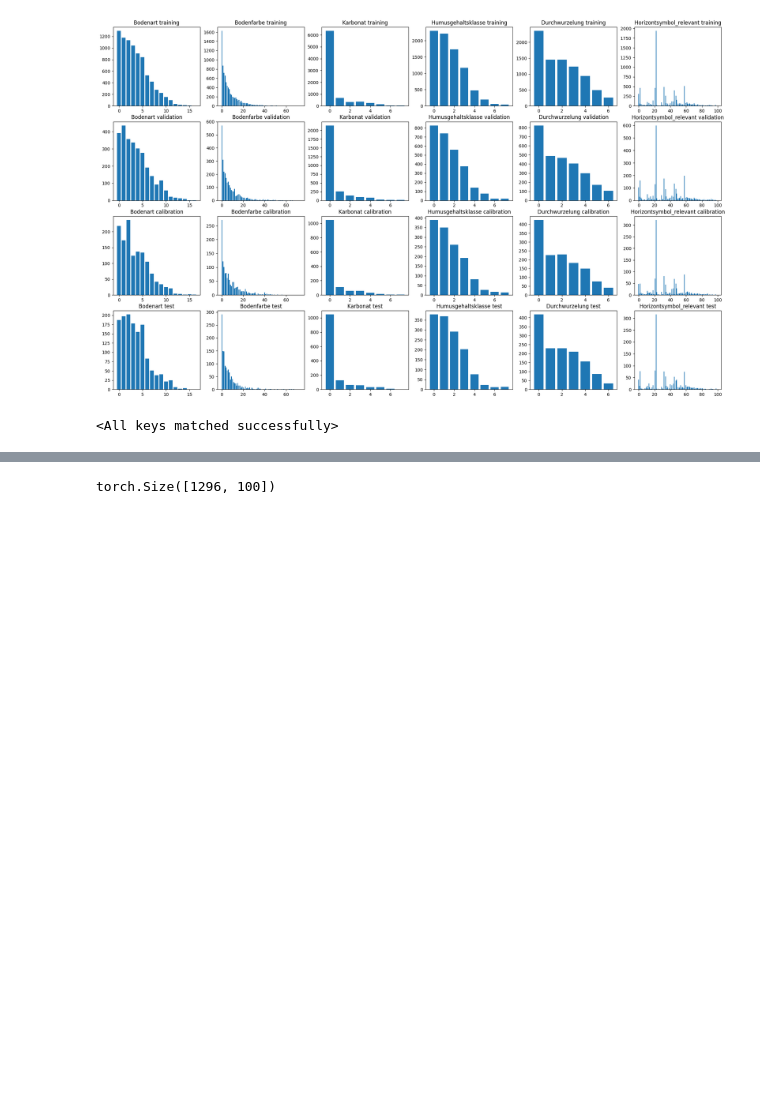
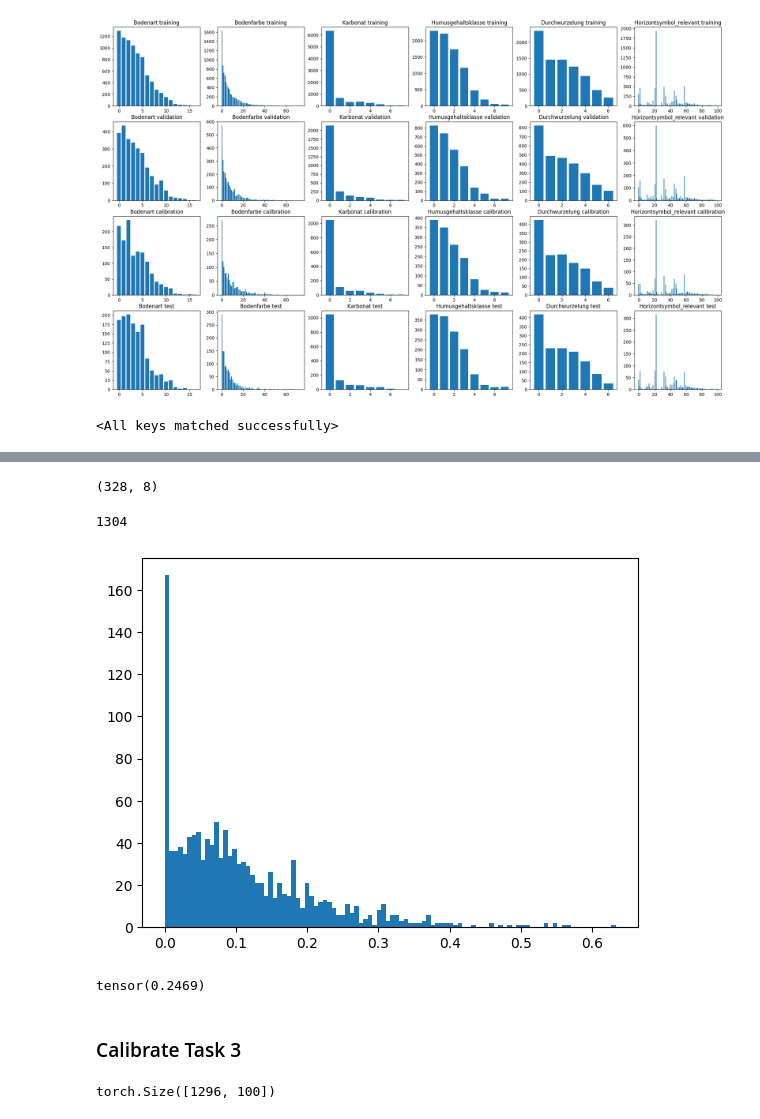
Before and after one commit to calgo-lab/BGR, a Jupyter notebook: notebooks/soil/Conformal_SoilNet.ipynb, the cells around one changed output, grey strips where cells are left out. Cells and saved outputs as stored; diff of their text form; code cells hidden in the pictures; blank space fills up the shorter version.

Commit message:
Conformal depth prediction

```diff
--- a/notebooks/soil/Conformal_SoilNet.ipynb
+++ b/notebooks/soil/Conformal_SoilNet.ipynb
@@ -154,3 +167,46 @@ for batch in calib_loader:
+# %%
+all_true_depths = np.concatenate(all_true_depths, axis=0)
+all_true_depths.shape
+# %% [output]
+(328, 8)
+# %%
+trimmed_true_depths = []
+for sublist in all_true_depths.tolist():
+    # Remove trailing 1.0's, keep one if present
+    i = len(sublist) - 1
+    while i > 0 and sublist[i] == 1.0 and sublist[i-1] == 1.0:
+        i -= 1
+    trimmed_true_depths.append(sublist[:i+1])
+#trimmed_true_depths
+# %%
+# Remove stop tokens from predicted depths as well
+trimmed_pred_depths = []
+for i in range(len(all_pred_depths)):
+    trimmed_pred_depths.append(all_pred_depths[i][:len(trimmed_true_depths[i])].tolist())
+#trimmed_pred_depths
+# %%
+# Unroll the list of lists
+trimmed_pred_depths_stacked = torch.tensor([item for sublist in trimmed_pred_depths for item in sublist])
+trimmed_true_depths_stacked = torch.tensor([item for sublist in trimmed_true_depths for item in sublist])
+len(trimmed_pred_depths_stacked)
+# %% [output]
+1304
+# %%
+# Compute conformity scores as s_x = |true_depth - pred_depth_x|
+conf_scores_depths = torch.abs(trimmed_true_depths_stacked - trimmed_pred_depths_stacked)
+#conf_scores_depths
+# %%
+plt.hist(conf_scores_depths.numpy(), bins=100);
+# %% [output]
+[figure, added]
+# %%
+qhat_depth = torch.quantile(conf_scores_depths, 0.9)
+qhat_depth
+# Note: 2*qhat_depth = width of the confidence interval centered at the predicted depth
+# %% [output]
+tensor(0.2469)
+# %% [markdown]
+### Calibrate Task 3
 # %%
 all_pred_logits_tensor = torch.from_numpy(np.concatenate(all_pred_logits, axis=0))
 all_pred_logits_tensor.shape
```
Also changed, not shown: parts of 17 cells of this notebook.
